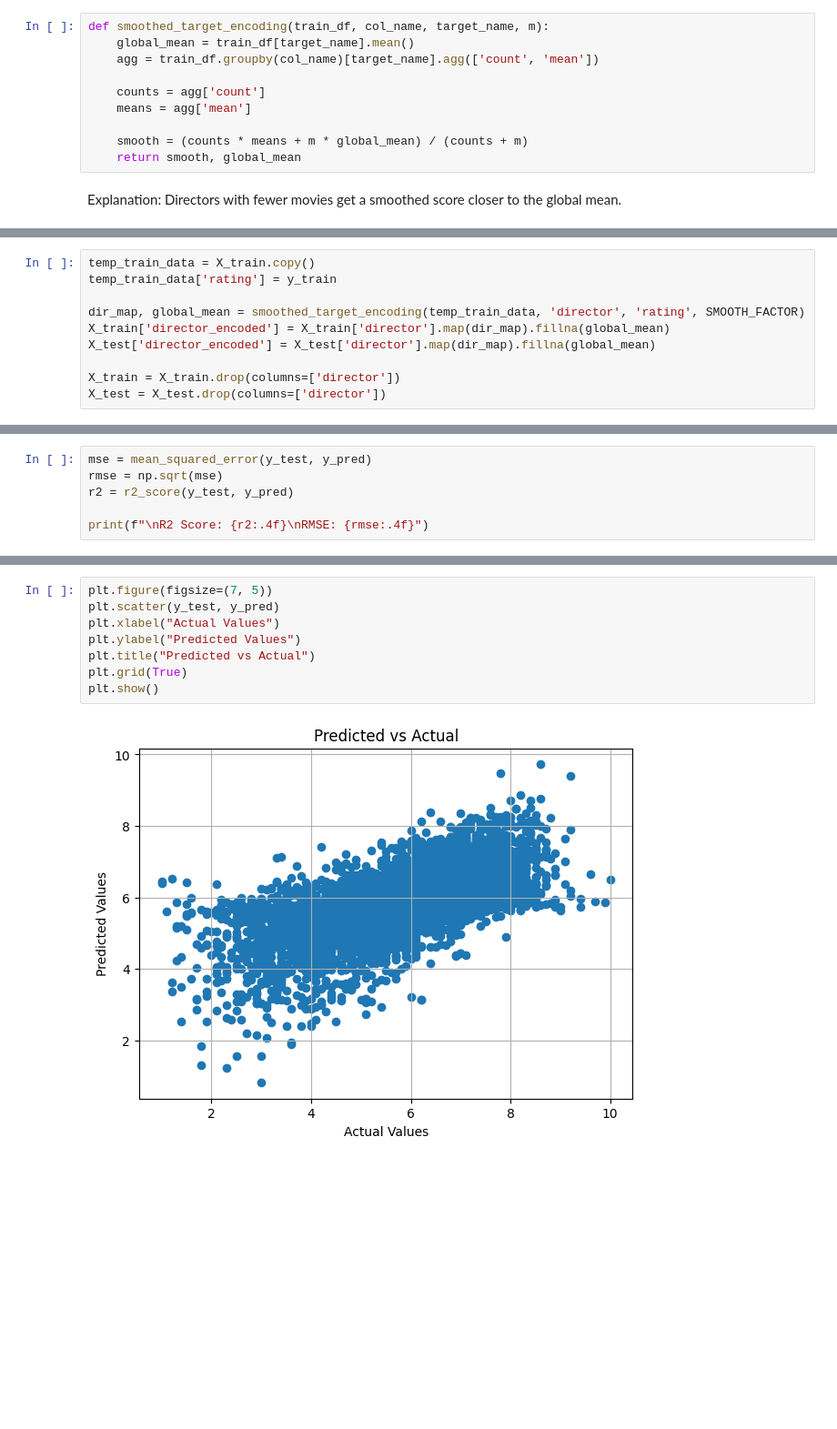
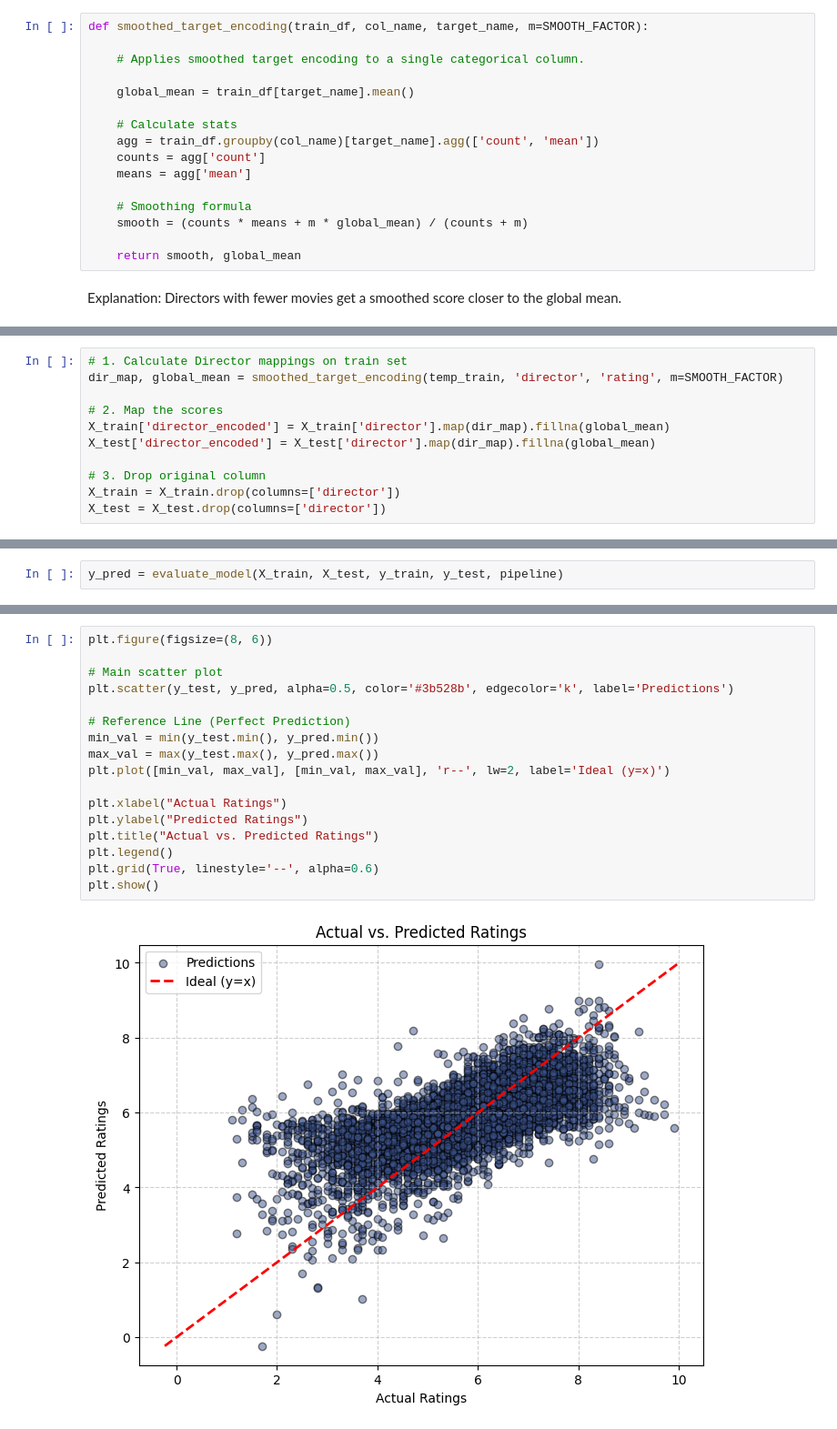
Before and after one commit to Berilay6/Movie_IMDb_Prediction, a Jupyter notebook: ridge_regression.ipynb, the cells around one changed output, grey strips where cells are left out. Shown at 91% size. Drawn from its saved outputs; the diff is of its cells as text; blank space fills up the shorter version.

```diff
--- a/ridge_regression.ipynb
+++ b/ridge_regression.ipynb
@@ -117,12 +299,18 @@ We encode directors similarly to actors, using smoothing to avoid overfitting.
 # %%
-def smoothed_target_encoding(train_df, col_name, target_name, m):
+def smoothed_target_encoding(train_df, col_name, target_name, m=SMOOTH_FACTOR):
+
+    # Applies smoothed target encoding to a single categorical column.
+
     global_mean = train_df[target_name].mean()
+
+    # Calculate stats
     agg = train_df.groupby(col_name)[target_name].agg(['count', 'mean'])
-
     counts = agg['count']
     means = agg['mean']
 
+    # Smoothing formula
     smooth = (counts * means + m * global_mean) / (counts + m)
+
     return smooth, global_mean
 # %% [markdown]
 Explanation:
@@ -134,10 +320,11 @@ The encoded director score is added as a numeric feature, and the original direc
 # %%
-temp_train_data = X_train.copy()
-temp_train_data['rating'] = y_train
+# 1. Calculate Director mappings on train set
+dir_map, global_mean = smoothed_target_encoding(temp_train, 'director', 'rating', m=SMOOTH_FACTOR)
 
-dir_map, global_mean = smoothed_target_encoding(temp_train_data, 'director', 'rating', SMOOTH_FACTOR)
+# 2. Map the scores
 X_train['director_encoded'] = X_train['director'].map(dir_map).fillna(global_mean)
 X_test['director_encoded'] = X_test['director'].map(dir_map).fillna(global_mean)
 
+# 3. Drop original column
 X_train = X_train.drop(columns=['director'])
 X_test = X_test.drop(columns=['director'])
@@ -193,7 +397,3 @@ y_pred = best_model.predict(X_test)
 # %%
-mse = mean_squared_error(y_test, y_pred)
-rmse = np.sqrt(mse)
-r2 = r2_score(y_test, y_pred)
-
-print(f"\nR2 Score: {r2:.4f}\nRMSE: {rmse:.4f}")
+y_pred = evaluate_model(X_train, X_test, y_train, y_test, pipeline)
 # %% [output]
@@ -206,10 +423,19 @@ RMSE: 0.9780
 # %%
-plt.figure(figsize=(7, 5))
-plt.scatter(y_test, y_pred)
-plt.xlabel("Actual Values")
-plt.ylabel("Predicted Values")
-plt.title("Predicted vs Actual")
-plt.grid(True)
+plt.figure(figsize=(8, 6))
+
+# Main scatter plot
+plt.scatter(y_test, y_pred, alpha=0.5, color='#3b528b', edgecolor='k', label='Predictions')
+
+# Reference Line (Perfect Prediction)
+min_val = min(y_test.min(), y_pred.min())
+max_val = max(y_test.max(), y_pred.max())
+plt.plot([min_val, max_val], [min_val, max_val], 'r--', lw=2, label='Ideal (y=x)')
+
+plt.xlabel("Actual Ratings")
+plt.ylabel("Predicted Ratings")
+plt.title("Actual vs. Predicted Ratings")
+plt.legend()
+plt.grid(True, linestyle='--', alpha=0.6)
 plt.show()
 # %% [output]
-[figure, old version]
+[figure, new version]
```
Also changed, not shown: parts of 64 cells of this notebook.
